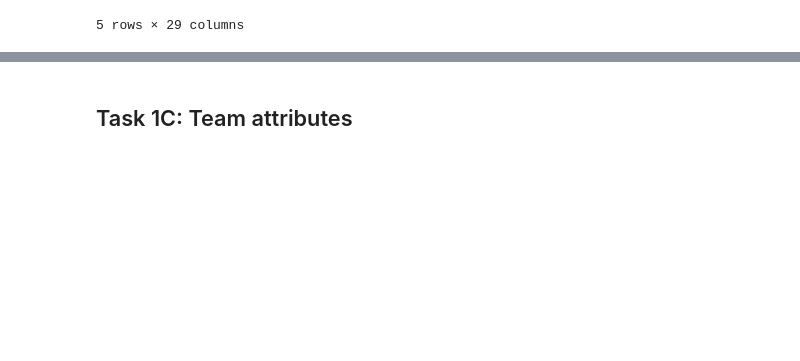
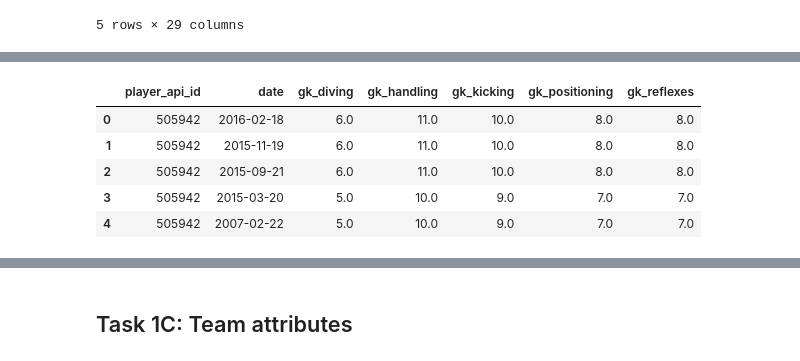
Before and after one commit to amrawadk/football-data-analysis, a Jupyter notebook: build_database.ipynb, the cells around one changed output, grey strips where cells are left out. Cells and saved outputs as stored; diff of their text form; code cells hidden in the pictures; blank space fills up the shorter version.

Commit message:
Added loading GK attributes

```diff
--- a/build_database.ipynb
+++ b/build_database.ipynb
@@ -317,0 +327,18 @@ df[[f'away_{attrib}' for attrib in player_attribs]].head(5)
+# %%
+# Load GK Attributes
+gk_attrib = pd.read_sql_query("""
+        SELECT  player_api_id, date, gk_diving,
+                gk_handling, gk_kicking, gk_positioning, gk_reflexes
+        FROM player_attributes
+""", conn)
+
+gk_attrib['date'] = gk_attrib['date'].apply(pd.to_datetime)
+
+gk_attrib.head(5)
+# %% [output]
+|  | player_api_id | date | gk_diving | gk_handling | gk_kicking | gk_positioning | gk_reflexes |
+| 0 | 505942 | 2016-02-18 | 6.0 | 11.0 | 10.0 | 8.0 | 8.0 |
+| 1 | 505942 | 2015-11-19 | 6.0 | 11.0 | 10.0 | 8.0 | 8.0 |
+| 2 | 505942 | 2015-09-21 | 6.0 | 11.0 | 10.0 | 8.0 | 8.0 |
+| 3 | 505942 | 2015-03-20 | 5.0 | 10.0 | 9.0 | 7.0 | 7.0 |
+| 4 | 505942 | 2007-02-22 | 5.0 | 10.0 | 9.0 | 7.0 | 7.0 |
```
Also changed, not shown: parts of 5 cells of this notebook.
